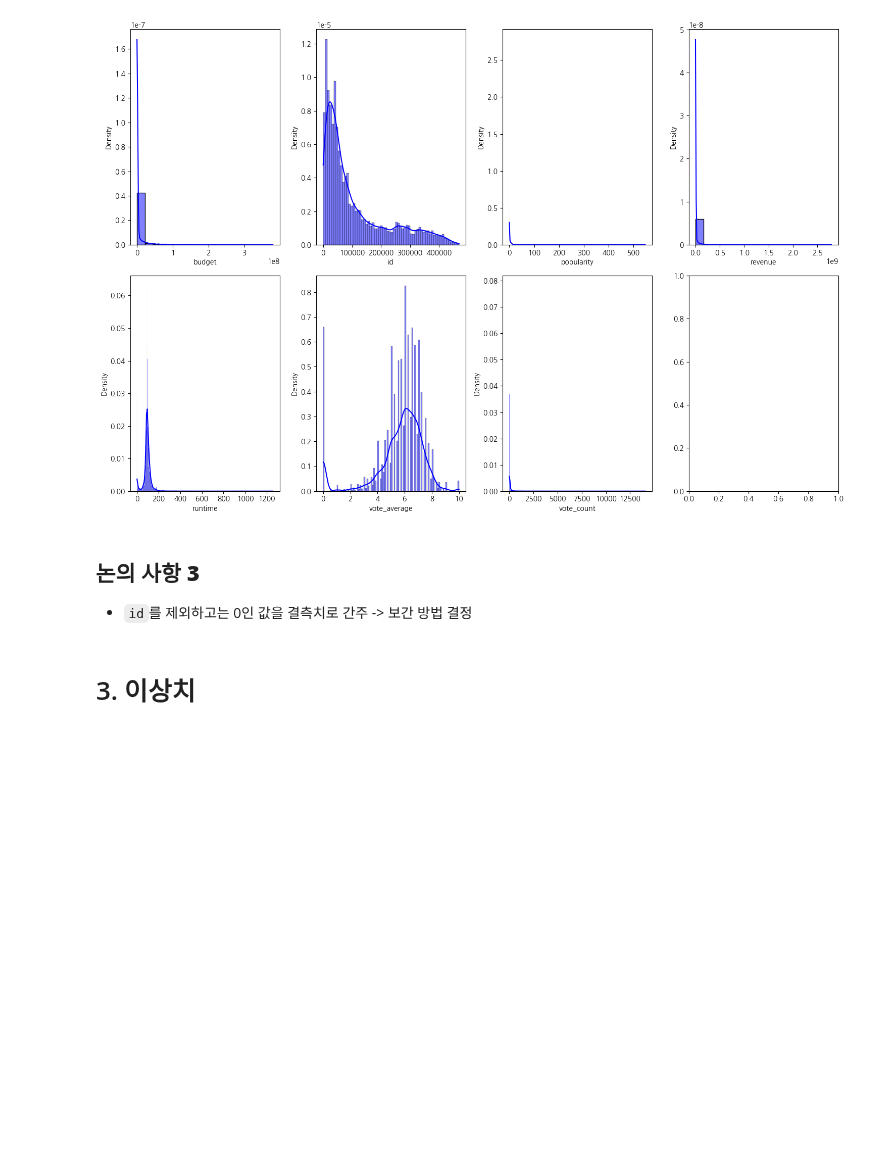
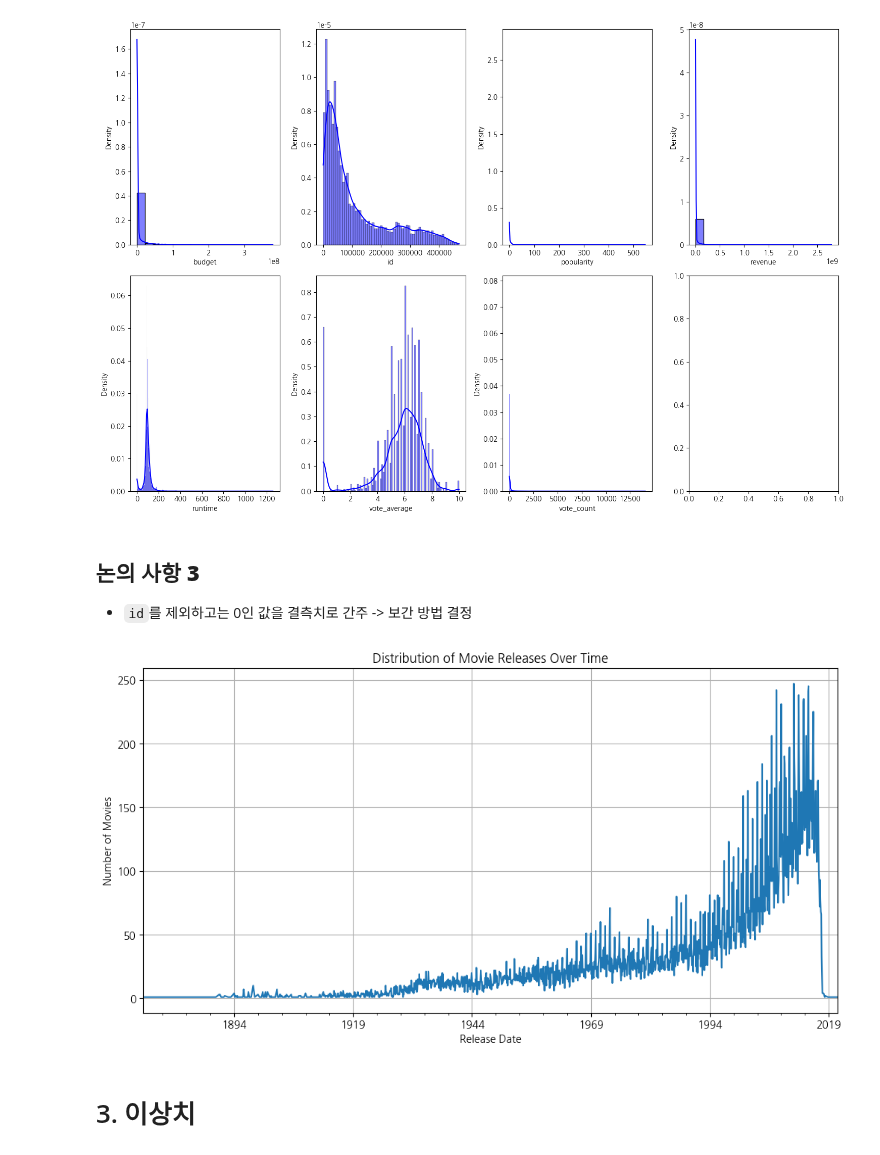
Before and after one commit to viola2002/dartb, a Jupyter notebook: toy_project/2024_Autumn/code/movie metadata EDA.ipynb, the cells around one changed output. Saved outputs shown, nothing was run; the diff lists cells and outputs as text; code cells hidden in the pictures; blank space fills up the shorter version.

```diff
--- a/toy_project/2024_Autumn/code/movie metadata EDA.ipynb
+++ b/toy_project/2024_Autumn/code/movie metadata EDA.ipynb
@@ -354,6 +354,23 @@ plt.show()
 **논의 사항 3**
 ---
 - `id`를 제외하고는 0인 값을 결측치로 간주 -> 보간 방법 결정
+# %%
+# 'release_date' 컬럼을 datetime 형식으로 변환
+mvmd_selected['release_date'] = pd.to_datetime(mvmd_selected['release_date'])
+
+# 개봉월 기준
+release_date_counts = mvmd_selected['release_date'].dt.to_period('M').value_counts().sort_index()
+
+# 시계열 데이터 분포를 시각화
+plt.figure(figsize=(12, 6))
+release_date_counts.plot(kind='line')
+plt.title('Distribution of Movie Releases Over Time')
+plt.xlabel('Release Date')
+plt.ylabel('Number of Movies')
+plt.grid(True)
+plt.show()
+# %% [output]
+[figure, added]
 # %% [markdown]
 # 3. 이상치
 # %%
```
